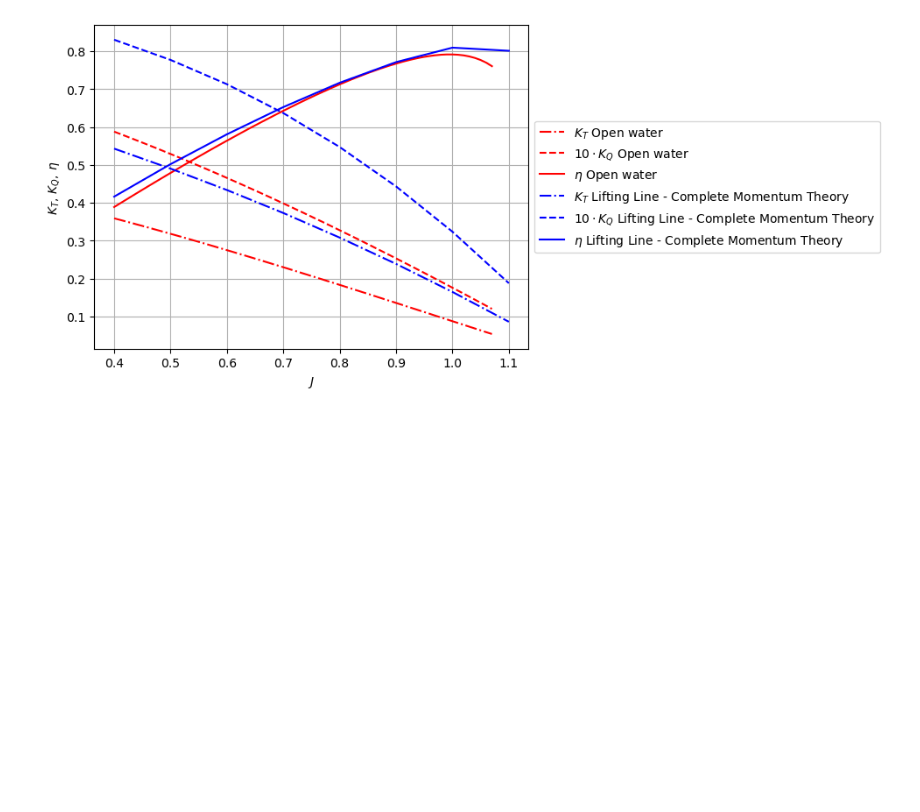
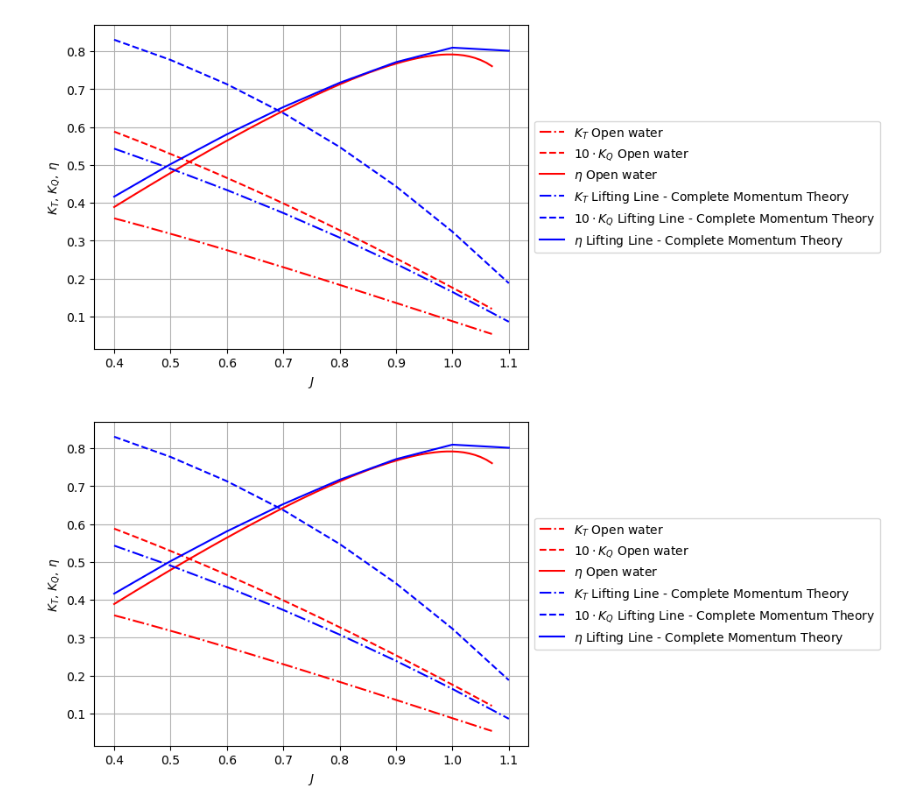
Before and after one commit to XerusN/NavalHydro-Project, a Jupyter notebook: plot.ipynb, the cells around one changed output. Cells and saved outputs as stored; diff of their text form; code cells hidden in the pictures; blank space fills up the shorter version.

Commit message:
setup for q4

```diff
--- a/plot.ipynb
+++ b/plot.ipynb
@@ -31,3 +31,13 @@ diagram_setup()
 plt.savefig('figures/q3.png', dpi = 300)
 # %% [output]
 [figure]
+# %%
+openWater = np.loadtxt('input/OpenwaterData.txt', skiprows=2, delimiter=',')
+q4 = np.loadtxt('output/q4.txt', skiprows=1)
+
+plot_data(openWater, 'r', 'Open water')
+plot_data(q4, 'b', 'Lifting Line - Complete Momentum Theory')
+diagram_setup()
+plt.savefig('figures/q4.png', dpi = 300)
+# %% [output]
+[figure, added]
```
Also changed, not shown: 3 other files.
